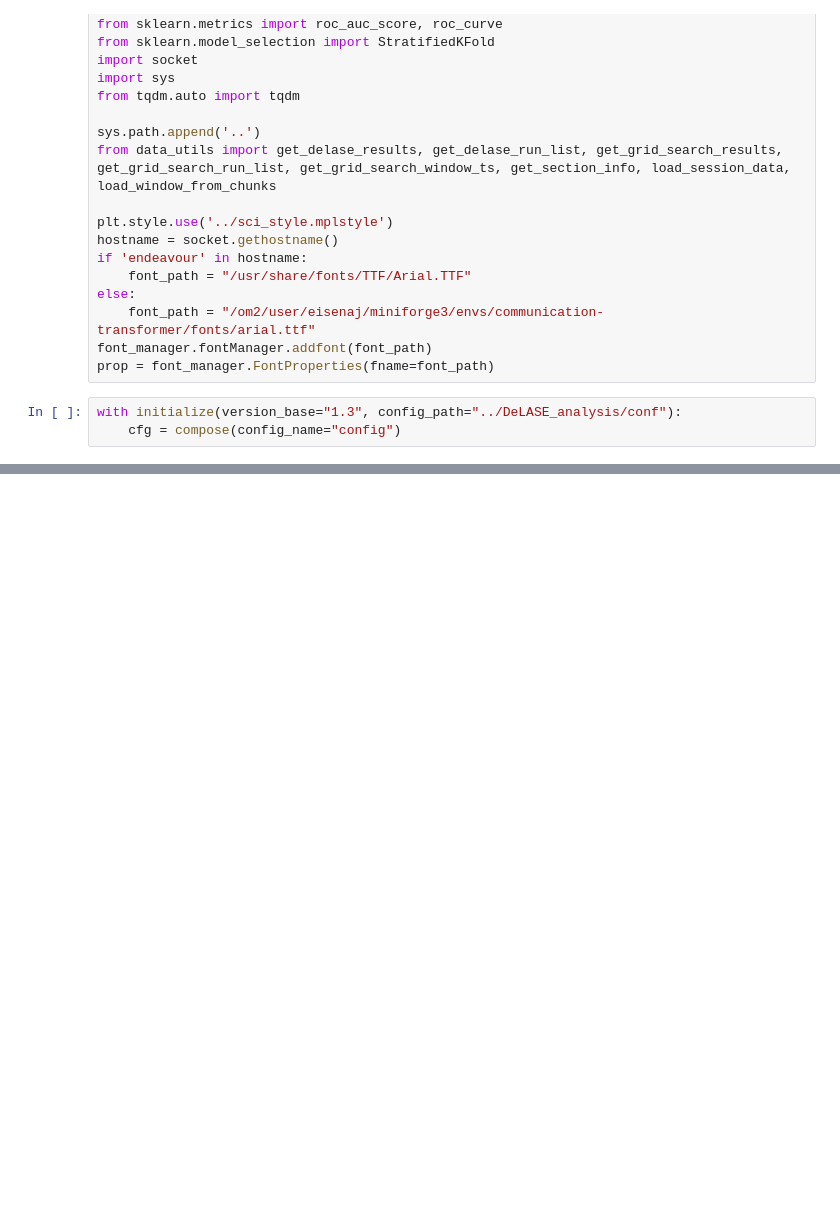
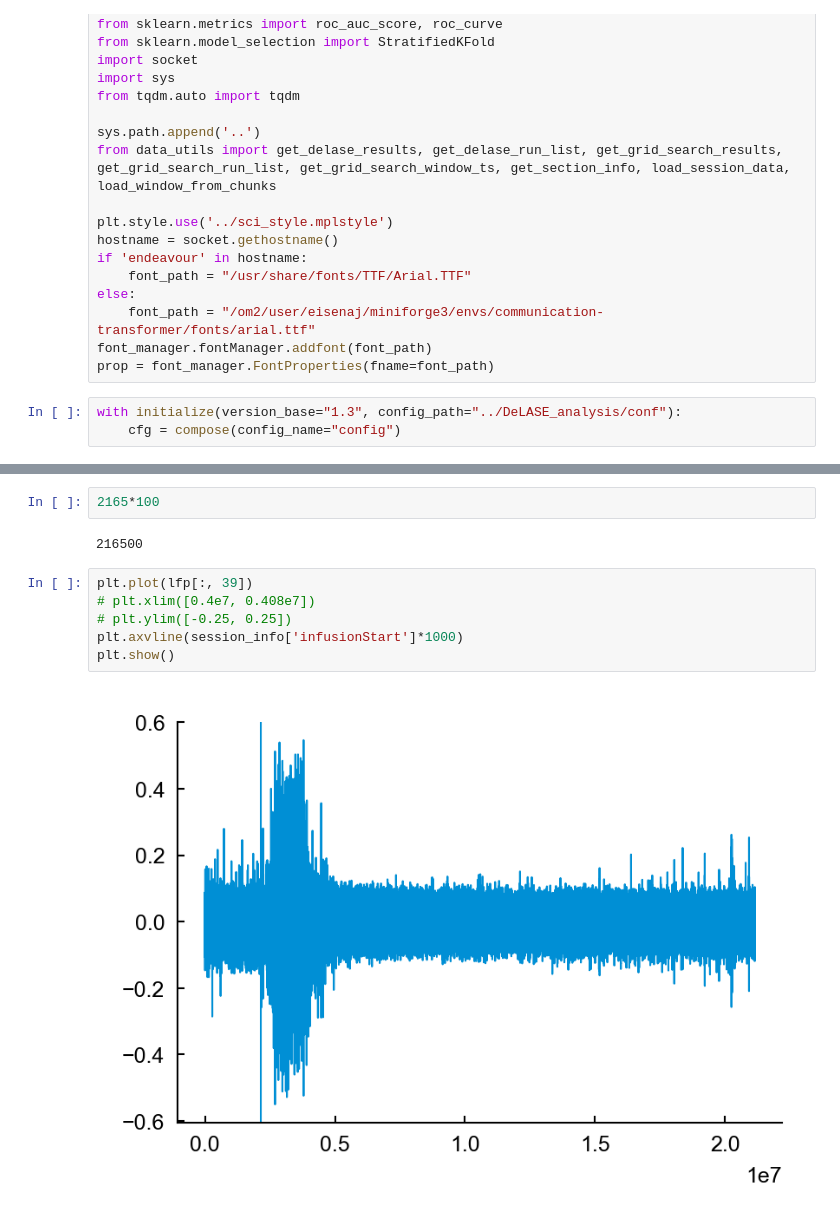
Before and after one commit to adamjeisen/UniversalUnconsciousness, a Jupyter notebook: _jupyter/2024-10-01 - Filtering Electrodes.ipynb, the cells around one changed output, grey strips where cells are left out. Saved outputs shown, nothing was run; the diff lists cells and outputs as text; blank space fills up the shorter version.

```diff
--- a/_jupyter/2024-10-01 - Filtering Electrodes.ipynb
+++ b/_jupyter/2024-10-01 - Filtering Electrodes.ipynb
@@ -295,0 +132,12 @@ len(np.where(bad_electrode_df.bad_electrode_inds.apply(lambda x: 18 in x))[0])/l
+# %%
+2165*100
+# %% [output]
+216500
+# %%
+plt.plot(lfp[:, 39])
+# plt.xlim([0.4e7, 0.408e7])
+# plt.ylim([-0.25, 0.25])
+plt.axvline(session_info['infusionStart']*1000)
+plt.show()
+# %% [output]
+[figure, added]
```
Also changed, not shown: parts of 53 cells of this notebook, 7 other files.
